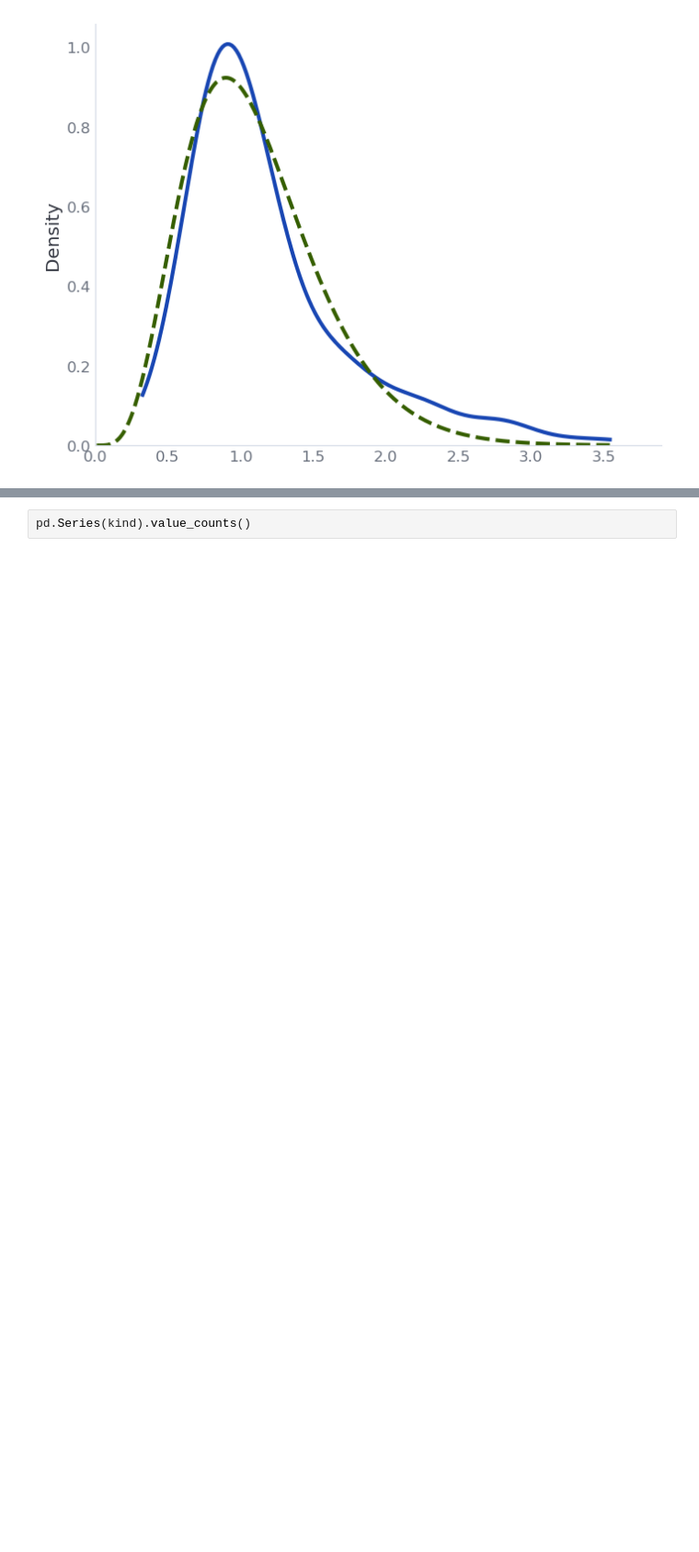
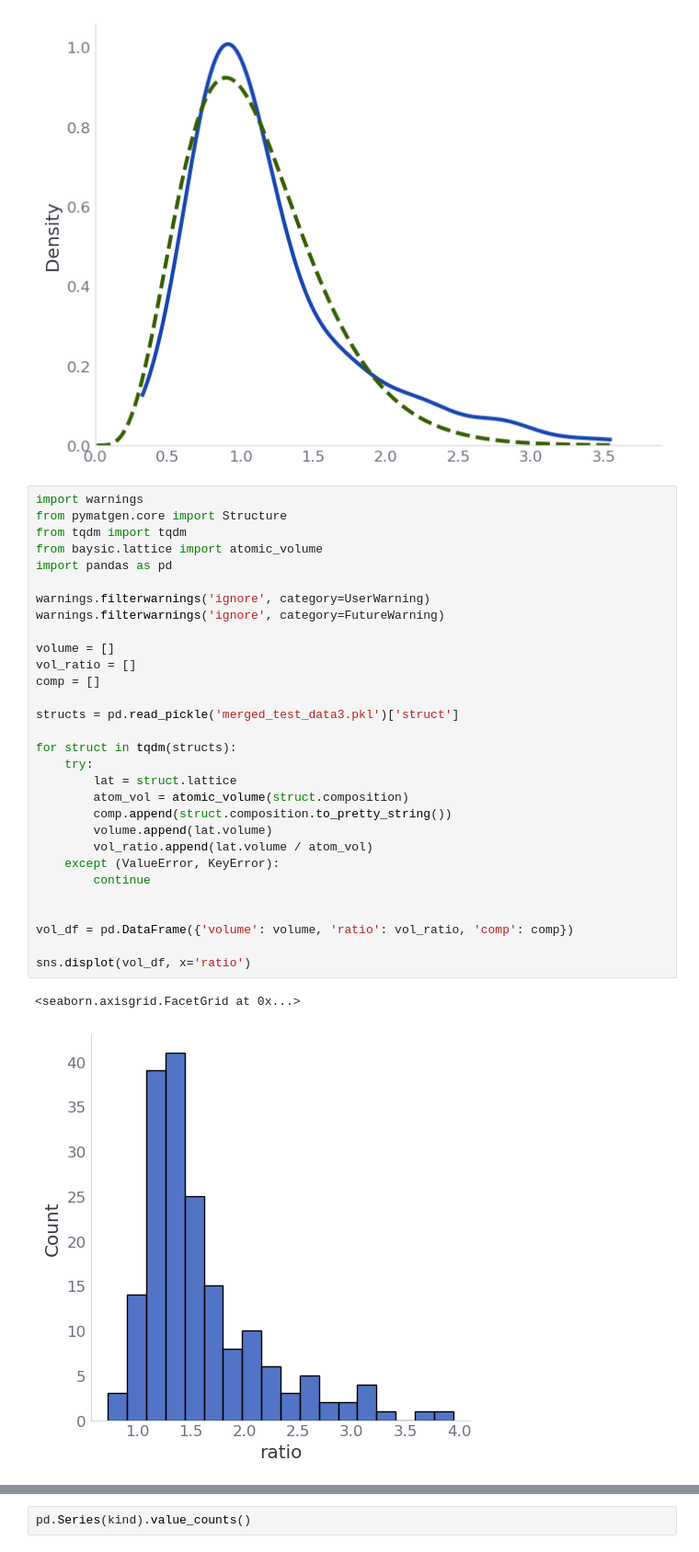
Before and after one commit to nicholas-miklaucic/baysic, a Jupyter notebook: priors.ipynb, the cells around one changed output, grey strips where cells are left out. Shown at 92% size. Drawn from its saved outputs; the diff is of its cells as text; blank space fills up the shorter version.

```diff
--- a/priors.ipynb
+++ b/priors.ipynb
@@ -177,3 +177,36 @@ is_categorical_dtype is deprecated and will be removed in a future version. Use
 use_inf_as_na option is deprecated and will be removed in a future version. Convert inf values to NaN before operating instead.
 (0.0, 3.897635677845276)
 [figure]
+# %%
+import warnings
+from pymatgen.core import Structure
+from tqdm import tqdm
+from baysic.lattice import atomic_volume
+import pandas as pd
+
+warnings.filterwarnings('ignore', category=UserWarning)
+warnings.filterwarnings('ignore', category=FutureWarning)
+
+volume = []
+vol_ratio = []
+comp = []
+
+structs = pd.read_pickle('merged_test_data3.pkl')['struct']
+
+for struct in tqdm(structs):
+    try:
+        lat = struct.lattice
+        atom_vol = atomic_volume(struct.composition)
+        comp.append(struct.composition.to_pretty_string())
+        volume.append(lat.volume)
+        vol_ratio.append(lat.volume / atom_vol)
+    except (ValueError, KeyError):
+        continue
+
+
+vol_df = pd.DataFrame({'volume': volume, 'ratio': vol_ratio, 'comp': comp})
+
+sns.displot(vol_df, x='ratio')
+# %% [output]
+<seaborn.axisgrid.FacetGrid at 0x...>
+[figure, added]
```
Also changed, not shown: parts of 3 cells of this notebook, 9 other files.
